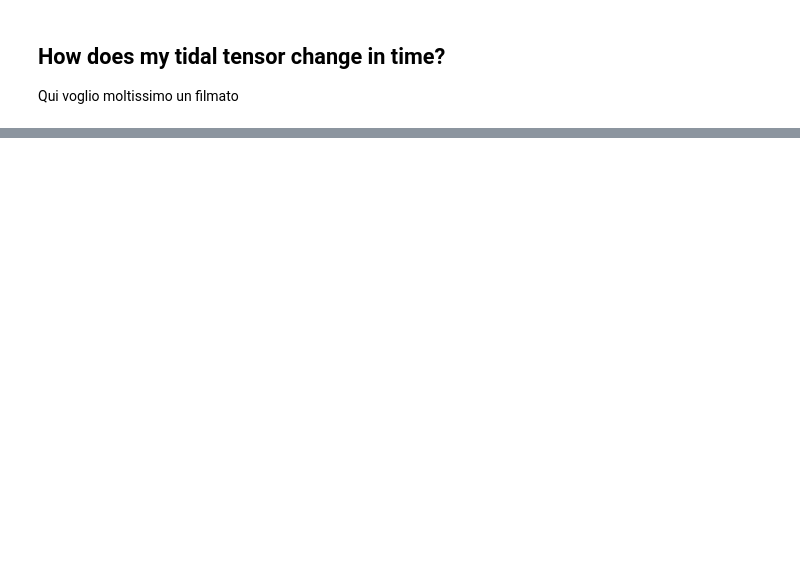
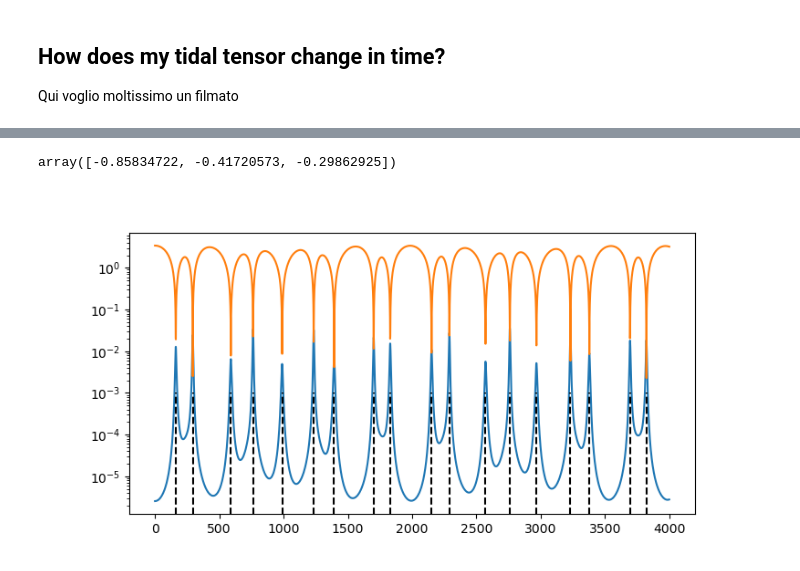
Before and after one commit to salvatore-ferrone/phd-thesis-ferrone, a Jupyter notebook: demos/tidalTensor/pouliasis2017pii.ipynb, the cells around one changed output, grey strips where cells are left out. Saved outputs shown, nothing was run; the diff lists cells and outputs as text; code cells hidden in the pictures; blank space fills up the shorter version.

```diff
--- a/demos/tidalTensor/pouliasis2017pii.ipynb
+++ b/demos/tidalTensor/pouliasis2017pii.ipynb
@@ -97,0 +272,10 @@ z = deformed_points[2].reshape(z.shape)
+# %%
+# compute the orbit
+tstrippy.integrator.deallocate()
+tstrippy.integrator.setstaticgalaxy(*staticgalaxy)
+tstrippy.integrator.setintegrationparameters(*integrationparams)
+tstrippy.integrator.setinitialkinematics(*initialkinematics)
+xt,yt,zt,vxt,vyt,vzt    =   tstrippy.integrator.leapfrogintime(Nsteps,1)
+xt,yt,zt                =   xt[0],yt[0],zt[0]
+vxt,vyt,vzt             =   vxt[0],vyt[0],vzt[0]
+timesteps               = tstrippy.integrator.timestamps.copy()
@@ -97,0 +376,33 @@ z = deformed_points[2].reshape(z.shape)
+# %%
+eigen=np.linalg.eig(tidal_tensor)
+eigenvectors=eigen.eigenvectors
+eigenvalues=eigen.eigenvalues
+eigenvalues
+eigenvectors[0]
+# %% [output]
+array([-0.85834722, -0.41720573, -0.29862925])
+# %%
+# lets do the trace of the tidal tensor as a function of time
+trace = np.zeros(Nsteps)
+for i in range(Nsteps):
+    x = xt[i]
+    y = yt[i]
+    z = zt[i]
+    # compute the tidal tensor
+    tidal_tensor = dimesionless_miyamoto_nagai_tidal_tensor(bp, x, y, z)
+    trace[i] = np.trace(tidal_tensor)
+# %%
+# get the peaks in zt
+peaks, _ = signal.find_peaks(-trace)
+# %%
+fig,axis=plt.subplots(1,1,figsize=(8,4))
+axis.plot(np.abs(trace))
+rt=np.sqrt(xt**2 + yt**2 + zt**2)
+Rt = np.sqrt(xt**2 + yt**2)
+# axis[0].plot(rt/10000)
+# axis[0].plot(Rt/10000)
+axis.plot(np.abs(zt))
+axis.vlines(peaks, ymin=0, ymax=1/1000, color='k', linestyle='--')
+axis.set_yscale('log')
+# %% [output]
+[figure, added]
```
Also changed, not shown: parts of 27 cells of this notebook.
